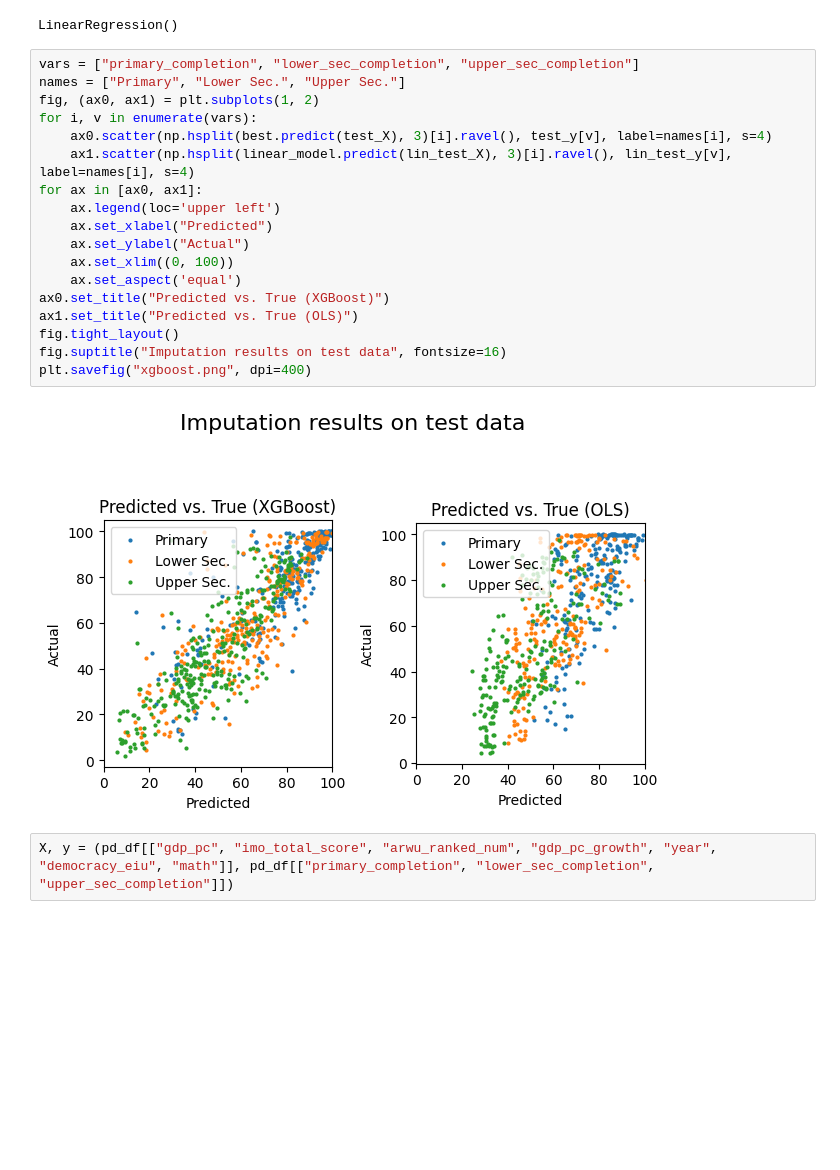
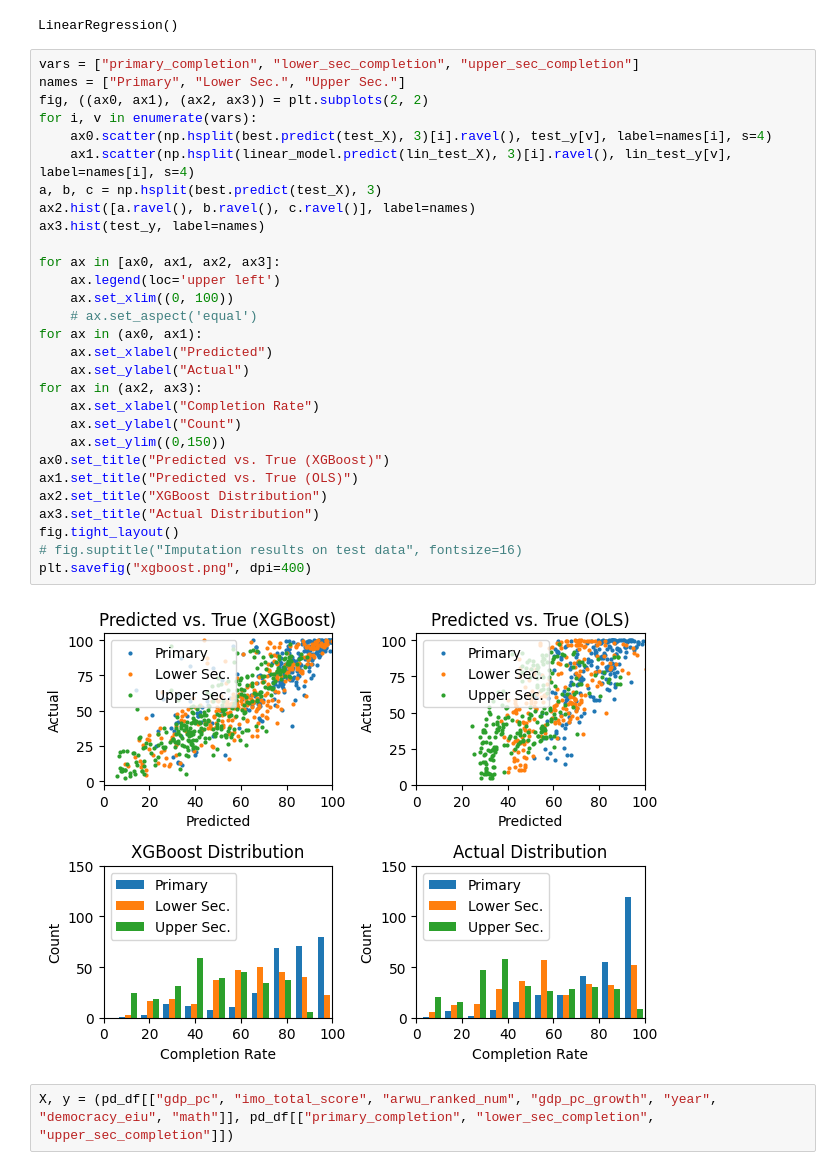
Before and after one commit to jamesxu123/econ442, a Jupyter notebook: build/xgboost.ipynb, the cells around one changed output. Saved outputs shown, nothing was run; the diff lists cells and outputs as text; blank space fills up the shorter version.

Commit message:
xgboost charts

```diff
--- a/build/xgboost.ipynb
+++ b/build/xgboost.ipynb
@@ -128,23 +128,34 @@ LinearRegression()
 # %%
 vars = ["primary_completion", "lower_sec_completion", "upper_sec_completion"]
 names = ["Primary", "Lower Sec.", "Upper Sec."]
-fig, (ax0, ax1) = plt.subplots(1, 2)
+fig, ((ax0, ax1), (ax2, ax3)) = plt.subplots(2, 2)
 for i, v in enumerate(vars):
     ax0.scatter(np.hsplit(best.predict(test_X), 3)[i].ravel(), test_y[v], label=names[i], s=4)
     ax1.scatter(np.hsplit(linear_model.predict(lin_test_X), 3)[i].ravel(), lin_test_y[v], label=names[i], s=4)
-for ax in [ax0, ax1]:
+a, b, c = np.hsplit(best.predict(test_X), 3)
+ax2.hist([a.ravel(), b.ravel(), c.ravel()], label=names)
+ax3.hist(test_y, label=names)
+
+for ax in [ax0, ax1, ax2, ax3]:
     ax.legend(loc='upper left')
+    ax.set_xlim((0, 100))
+    # ax.set_aspect('equal')
+for ax in (ax0, ax1):
     ax.set_xlabel("Predicted")
     ax.set_ylabel("Actual")
-    ax.set_xlim((0, 100))
-    ax.set_aspect('equal')
+for ax in (ax2, ax3):
+    ax.set_xlabel("Completion Rate")
+    ax.set_ylabel("Count")
+    ax.set_ylim((0,150))
 ax0.set_title("Predicted vs. True (XGBoost)")
 ax1.set_title("Predicted vs. True (OLS)")
+ax2.set_title("XGBoost Distribution")
+ax3.set_title("Actual Distribution")
 fig.tight_layout()
-fig.suptitle("Imputation results on test data", fontsize=16)
+# fig.suptitle("Imputation results on test data", fontsize=16)
 plt.savefig("xgboost.png", dpi=400)
 # %% [output]
-[figure, old version]
+[figure, new version]
 # %%
 X, y = (pd_df[["gdp_pc", "imo_total_score", "arwu_ranked_num", "gdp_pc_growth", "year", "democracy_eiu", "math"]], pd_df[["primary_completion", "lower_sec_completion", "upper_sec_completion"]])
 # %%
```
Also changed, not shown: 5 other files.
